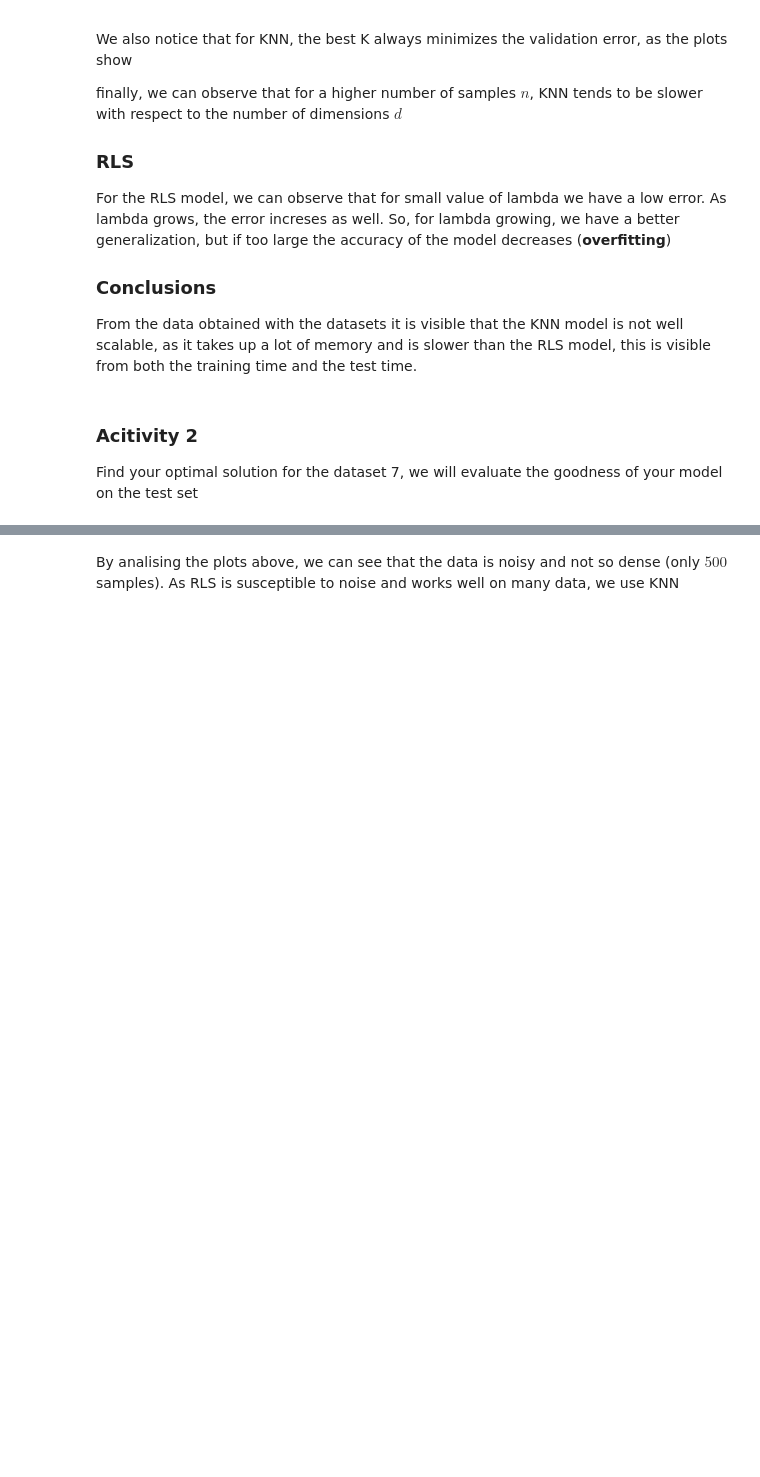
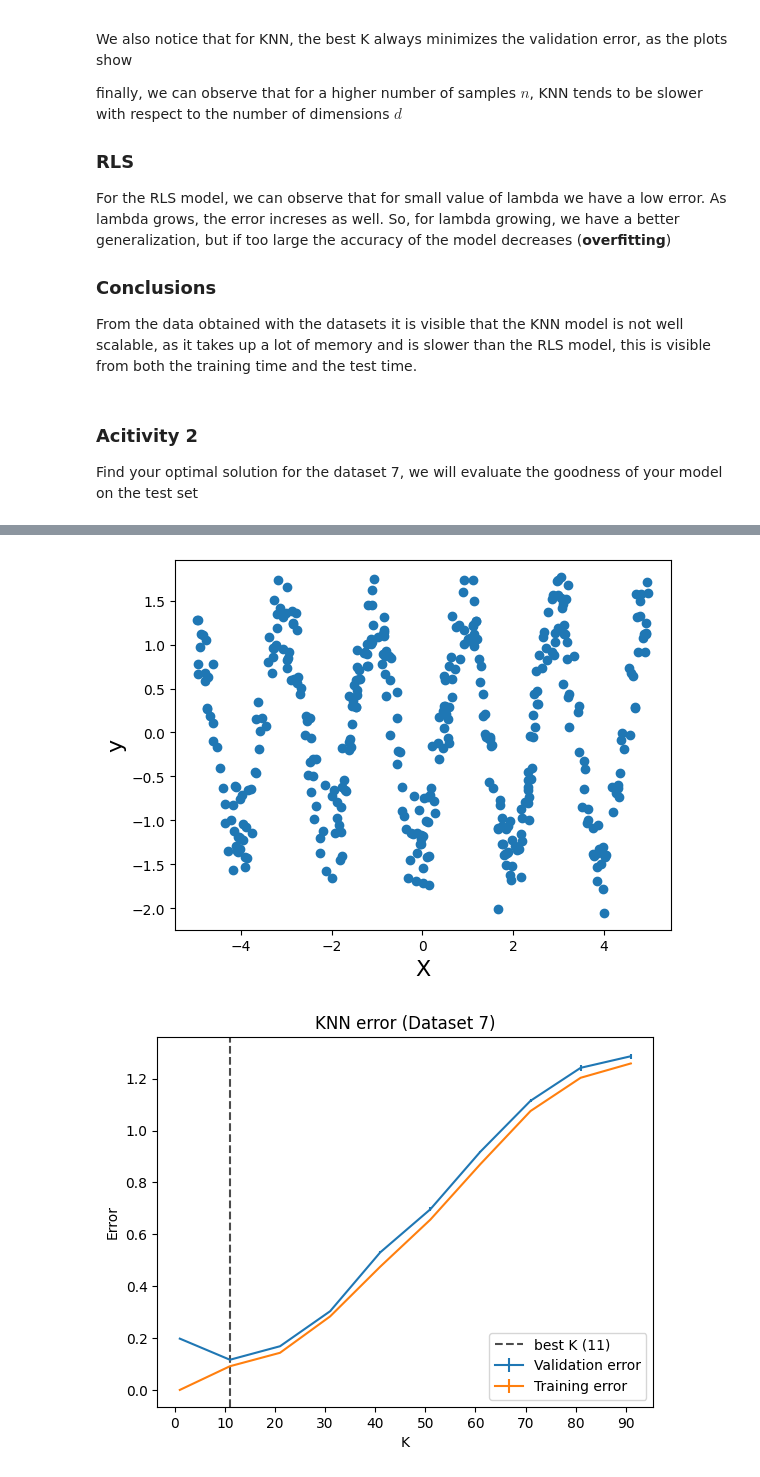
Before and after one commit to ChristianParodi/ML-group9, a Jupyter notebook: MT1/MT1.ipynb, the cells around one changed output, grey strips where cells are left out. Cells and saved outputs as stored; diff of their text form; code cells hidden in the pictures; blank space fills up the shorter version.

```diff
--- a/MT1/MT1.ipynb
+++ b/MT1/MT1.ipynb
@@ -653,2 +638,21 @@ Dataset 7:
-# %% [markdown]
-By analising the plots above, we can see that the data is noisy and not so dense (only $500$ samples). As RLS is susceptible to noise and works well on many data, we use KNN
+# %%
+fig, ax = plt.subplots()
+ax.plot(Xtr_7, ytr_7, 'o')
+ax.set_xlabel("X", fontsize=16)
+ax.set_ylabel("y", fontsize=16)
+
+Ks = list(range(1, 100, 10))
+lams = np.logspace(-9, 2, 10)
+KF = 5
+
+# cross validation of KNN for dataset 7
+best_k, val_mean_knn, val_var, tr_mean, tr_var = KFoldCVkNN(
+    Xtr_7, ytr_7, KF, Ks)
+plot_knn_errors(Ks, best_k, val_mean_knn, val_var, tr_mean, tr_var, 7)
+
+bestlam, val_mean_rls, val_var, tr_mean, tr_var = KFoldCVRLS(
+        Xtr_7, ytr_7, KF, lams)
+plot_rls_errors(lams, bestlam, val_mean_rls, tr_mean, 7)
+# %% [output]
+[figure, added]
+[figure, added]
```
Also changed, not shown: parts of 12 cells of this notebook.
